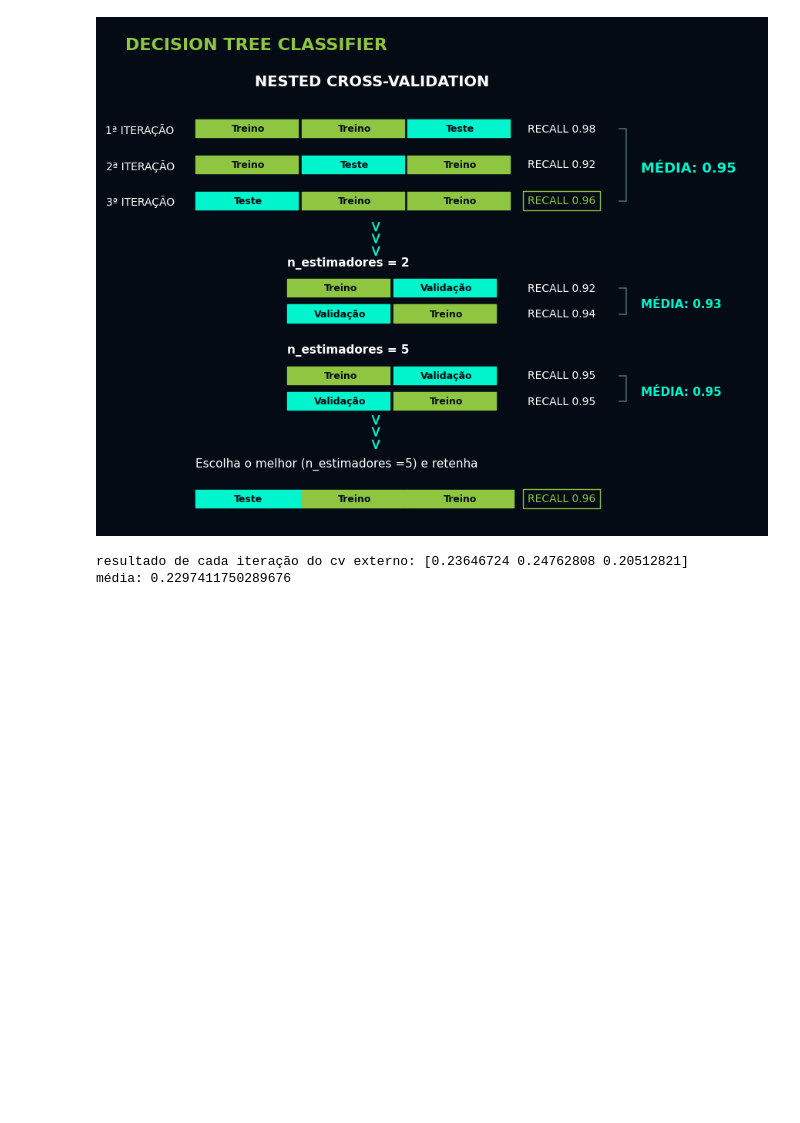
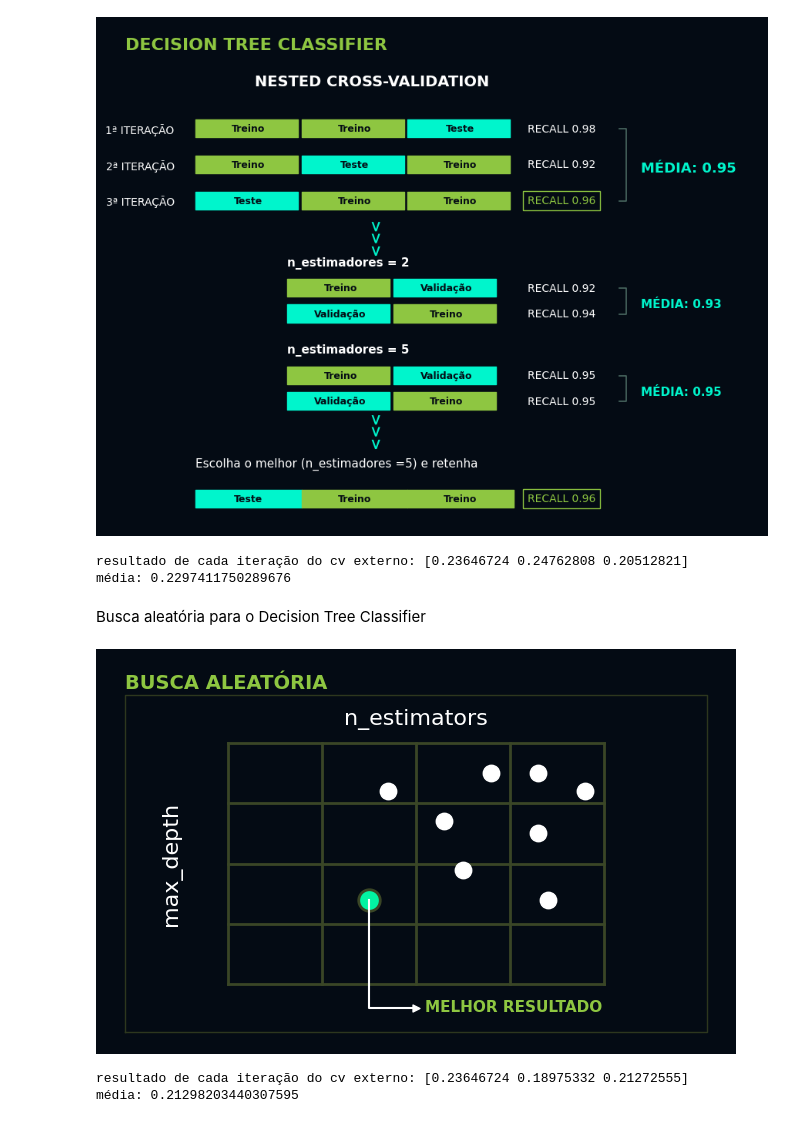
Before and after one commit to Vagnerkrg/class-dados-com-ml, a Jupyter notebook: otimizacao_modelos.ipynb, the cells around one changed output. Drawn from its saved outputs; the diff is of its cells as text; code cells hidden in the pictures; blank space fills up the shorter version.

```diff
--- a/otimizacao_modelos.ipynb
+++ b/otimizacao_modelos.ipynb
@@ -585,3 +585,62 @@ print(f'média: {dt_nested_scores.mean()}')
 # %% [output]
 resultado de cada iteração do cv externo: [0.23646724 0.24762808 0.20512821]
 média: 0.2297411750289676
+# %% [markdown]
+Busca aleatória para o Decision Tree Classifier
+# %%
+# Importa as bibliotecas necessárias para replicar o design exato do slide de Busca Aleatória
+import matplotlib.pyplot as plt
+import numpy as np
+
+# Inicializa o gráfico aplicando a paleta de cores azul-escura fiel ao slide original
+fig, ax = plt.subplots(figsize=(8, 5))
+fig.patch.set_facecolor('#040b14')
+ax.set_facecolor('#040b14')
+
+# Desenha as linhas finas da grade com a tonalidade verde/oliva escura sutil
+x_lines = [0, 1, 2, 3, 4]
+y_lines = [0, 1, 2, 3, 4]
+
+for y in y_lines:
+    ax.plot(x_lines, [y]*len(x_lines), color='#3a4626', linewidth=2, zorder=1)
+for x in x_lines:
+    ax.plot([x]*len(y_lines), y_lines, color='#3a4626', linewidth=2, zorder=1)
+
+# Plota as bolinhas brancas puras de forma espalhada e aleatória (fora das intersecções)
+random_points = [
+    (1.7, 3.2), (2.3, 2.7), (2.8, 3.5), (3.3, 3.5),
+    (3.8, 3.2), (3.3, 2.5), (2.5, 1.9), (3.4, 1.4)
+]
+for px, py in random_points:
+    ax.scatter(px, py, color='#ffffff', s=140, zorder=2)
+
+# Destaca a melhor combinação aleatória com um círculo maior em verde-turquesa brilhante
+best_x, best_y = 1.5, 1.4
+ax.scatter(best_x, best_y, color='#02f3a2', s=240, edgecolors='#3a4626', linewidth=2, zorder=3)
+
+# Desenha a linha guia em formato de L que desce do ponto verde e aponta para o texto com uma seta
+ax.plot([best_x, best_x, best_x + 0.5], [best_y, -0.4, -0.4], color='white', linewidth=1.5, zorder=4)
+ax.scatter(best_x + 0.5, -0.4, marker='>', color='white', s=25, zorder=5)
+
+# Insere o texto "MELHOR RESULTADO" em verde-alface alinhado à direita da seta
+ax.text(best_x + 0.6, -0.4, 'MELHOR RESULTADO', color='#8ec641', fontsize=11, weight='bold', va='center')
+
+# Adiciona os títulos textuais dos hiperparâmetros simulando o slide
+ax.text(2, 4.4, 'n_estimators', color='#ffffff', fontsize=16, ha='center', va='center')
+ax.text(-0.6, 2, 'max_depth', color='#ffffff', fontsize=16, rotation=90, ha='center', va='center')
+
+# Adiciona o título principal "BUSCA ALEATÓRIA" no canto superior esquerdo
+ax.text(-1.1, 5.0, 'BUSCA ALEATÓRIA', color='#8ec641', fontsize=14, weight='bold', ha='left', va='center')
+
+# Desenha a moldura retangular fina e discreta em torno dos elementos do slide
+ax.plot([-1.1, 5.1, 5.1, -1.1, -1.1], [-0.8, -0.8, 4.8, 4.8, -0.8], color='#2d371e', linewidth=1, zorder=0)
+
+# Configura as margens de exibição e oculta as bordas padrão do Matplotlib
+ax.set_xlim(-1.3, 5.3)
+ax.set_ylim(-1.0, 5.4)
+ax.axis('off')
+
+# Exibe o gráfico idêntico ao slide de Busca Aleatória
+plt.show()
+# %% [output]
+[figure, added]
@@ -587,0 +661,9 @@ média: 0.2297411750289676
+# %%
+# Imprime a lista com o valor de Recall alcançado em cada uma das partições (folds) do loop externo usando busca aleatória
+print(f'resultado de cada iteração do cv externo: {rs_dt_nested_scores}')
+
+# Calcula e exibe a média final das métricas de Recall obtidas em todas as rodadas da validação aninhada aleatória
+print(f'média: {rs_dt_nested_scores.mean()}')
+# %% [output]
+resultado de cada iteração do cv externo: [0.23646724 0.18975332 0.21272555]
+média: 0.21298203440307595
```
Also changed, not shown: parts of 5 cells of this notebook.
